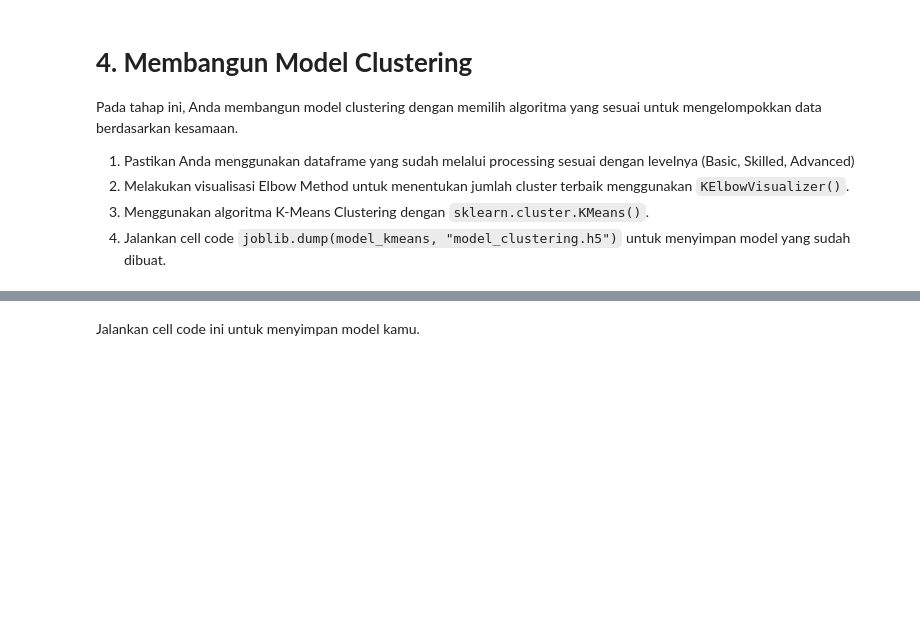
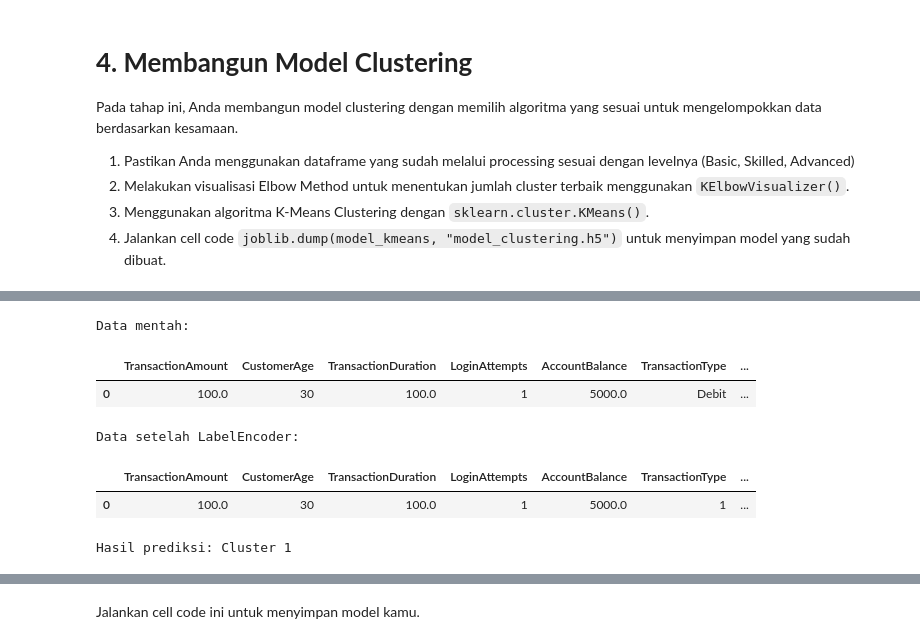
Before and after one commit to muchammadwr/bank-segmentation-customers, a Jupyter notebook: [Clustering]_Submission_Akhir_BMLP_MuchammadWildanAlkautsar.ipynb, the cells around one changed output, grey strips where cells are left out. Drawn from its saved outputs; the diff is of its cells as text; code cells hidden in the pictures; blank space fills up the shorter version.

```diff
--- a/[Clustering]_Submission_Akhir_BMLP_MuchammadWildanAlkautsar.ipynb
+++ b/[Clustering]_Submission_Akhir_BMLP_MuchammadWildanAlkautsar.ipynb
@@ -612,0 +674,8 @@ Pada tahap ini, Anda membangun model clustering dengan memilih algoritma yang se
+# %%
+clustering_bundle = joblib.load('clustering_bundle.joblib')
+
+clustering_pipeline = clustering_bundle["pipeline"]
+encoders = clustering_bundle["encoders"]
+feature_columns = clustering_bundle["feature_columns"]
+numerical_columns = clustering_bundle["numerical_columns"]
+categorical_columns = clustering_bundle["categorical_columns"]
@@ -612,0 +707,44 @@ Pada tahap ini, Anda membangun model clustering dengan memilih algoritma yang se
+# %%
+new_data = pd.DataFrame(
+    [
+        {
+            "TransactionAmount": 100.0,
+            "CustomerAge": 30,
+            "TransactionDuration": 100.0,
+            "LoginAttempts": 1,
+            "AccountBalance": 5000.0,
+            "TransactionType": "Debit",
+            "Location": "San Diego",
+            "Channel": "ATM",
+            "CustomerOccupation": "Doctor",
+            "AgeGroup": "rendah",
+        }
+    ]
+)
+# %%
+prepared_data = new_data.loc[:, feature_columns].copy()
+
+for column in categorical_columns:
+    prepared_data[column] = encoders[column].transform(
+        prepared_data[column].astype(str)
+    )
+
+prediction = clustering_pipeline.predict(prepared_data)
+
+cluster_number = int(prediction[0])
+
+print("Data mentah:")
+display(new_data)
+
+print("Data setelah LabelEncoder:")
+display(prepared_data)
+
+print(f"Hasil prediksi: Cluster {cluster_number}")
+# %% [output]
+Data mentah:
+|  | TransactionAmount | CustomerAge | TransactionDuration | LoginAttempts | AccountBalance | TransactionType | ... |
+| 0 | 100.0 | 30 | 100.0 | 1 | 5000.0 | Debit | ... |
+Data setelah LabelEncoder:
+|  | TransactionAmount | CustomerAge | TransactionDuration | LoginAttempts | AccountBalance | TransactionType | ... |
+| 0 | 100.0 | 30 | 100.0 | 1 | 5000.0 | 1 | ... |
+Hasil prediksi: Cluster 1
```
Also changed, not shown: parts of 32 cells of this notebook.
